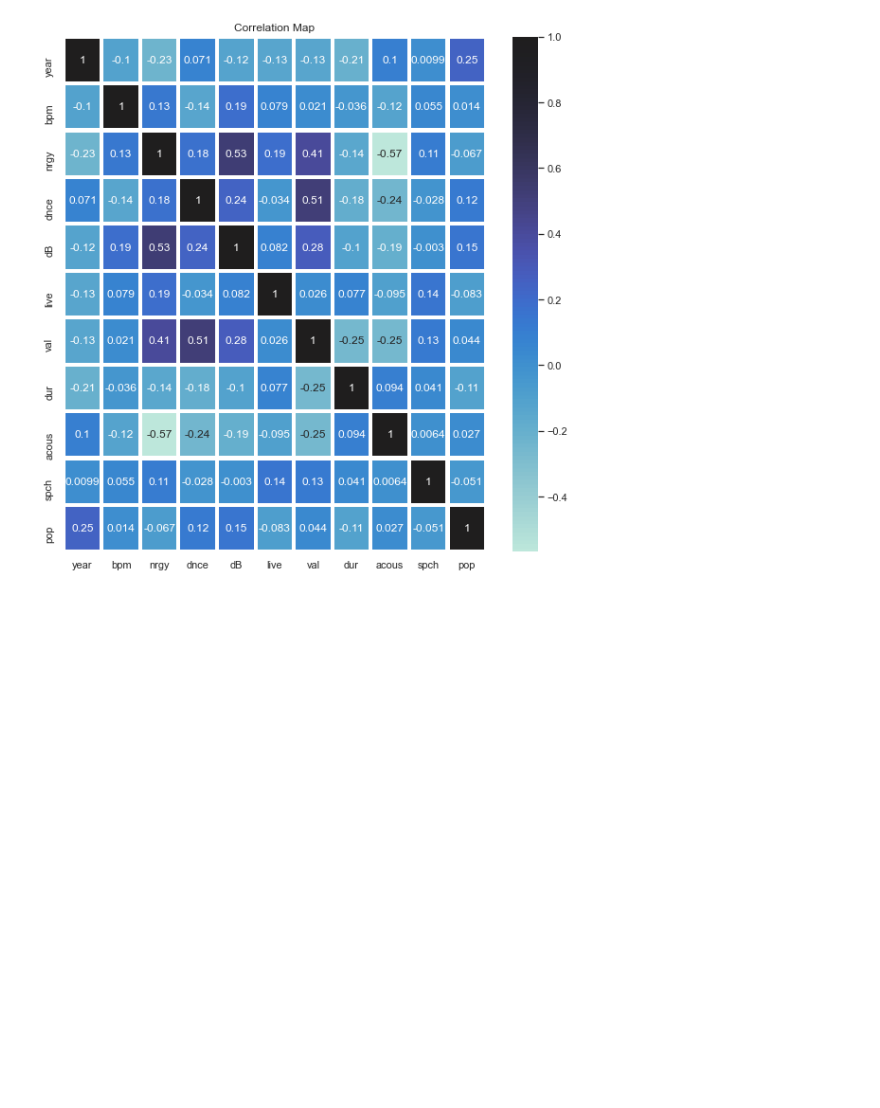
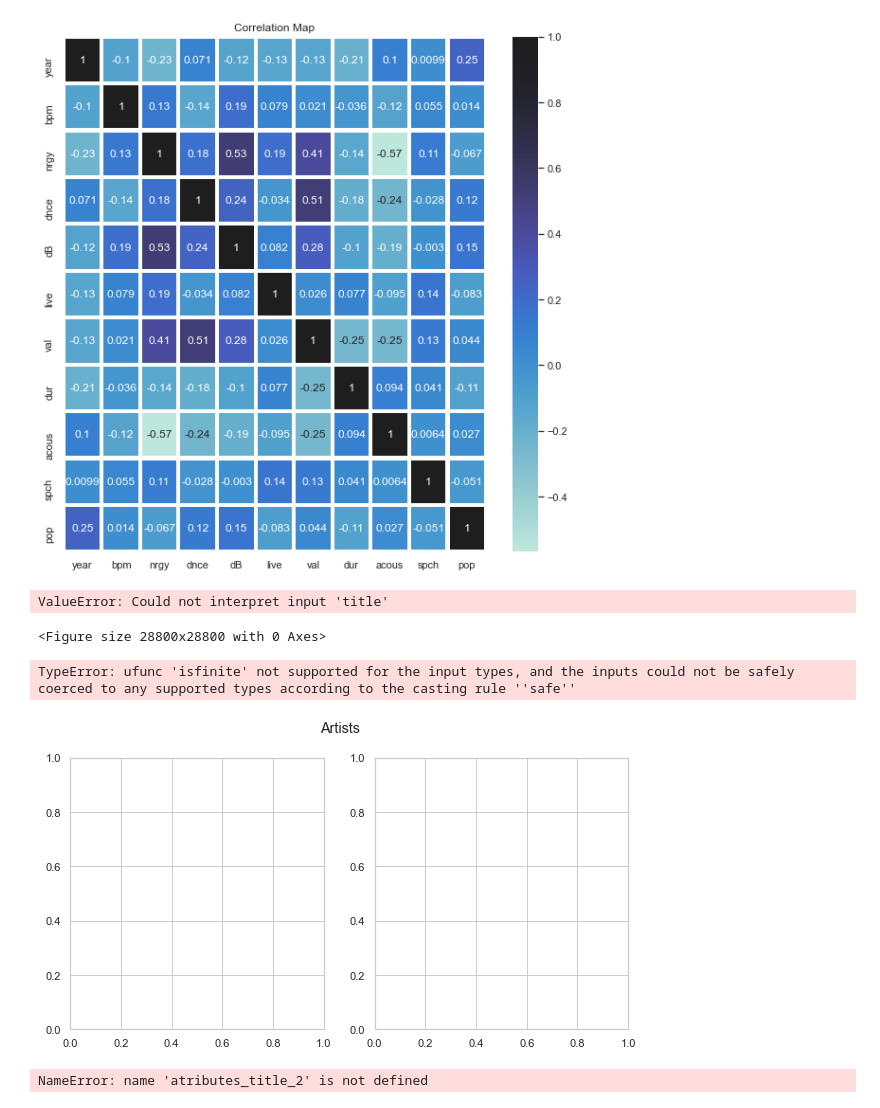
Before and after one commit to Nuria-Pe/FINAL-PROJECT, a Jupyter notebook: Notebooks/dataset Kaggle.ipynb, the cells around one changed output. Saved outputs shown, nothing was run; the diff lists cells and outputs as text; code cells hidden in the pictures; blank space fills up the shorter version.

```diff
--- a/Notebooks/dataset Kaggle.ipynb
+++ b/Notebooks/dataset Kaggle.ipynb
@@ -335,3 +371,36 @@ figura_5()
 # %% [output]
 <function __main__.figura_5()>
 [figure]
+# %%
+def figura_1():
+    plt.figure(figsize=(400,400))
+    sns.catplot(x = "title", kind = "count",
+                palette = "pastel", edgecolor = ".6",
+                data = df.genre)
+    plt.show()
+    return(figura_1)
+figura_1()
+# %% [output]
+ValueError: Could not interpret input 'title'
+<Figure size 28800x28800 with 0 Axes>
+# %%
+x = "genre"
+y = "title"
+
+fig, (ax1, ax2) = plt.subplots(1, 2, sharey=False, sharex=False, figsize=(10, 5))
+fig.suptitle("Artists")
+h = ax2.hist2d(df[x], df[y], bins=20)
+ax1.hist(df["title"])
+
+ax2.set_xlabel(x)
+ax2.set_ylabel(y)
+
+ax1.set_xlabel("genre")
+
+plt.colorbar(h[3], ax=ax2)
+
+plt.show()
+#return(figura_4)
+# %% [output]
+TypeError: ufunc 'isfinite' not supported for the input types, and the inputs could not be safely coerced to any supported types according to the casting rule ''safe''
+[figure, added]
@@ -337,0 +416,26 @@ figura_5()
+# %%
+trace1 = go.Bar(
+    y=list(atributes_title_2.iloc[1]),
+    x=atributes_title.columns.values,
+    name='Artist',
+    marker=dict(
+        color='darkblue'
+    )
+)
+
+data = [trace1]
+layout = go.Layout(
+    title='Artists and number of songs',
+    font=dict(
+        size=16
+    ),
+    legend=dict(
+        font=dict(
+            size=16
+        )
+    )
+)
+fig = go.Figure(data=data, layout=layout)
+py.iplot(fig, filename='barchart')
+# %% [output]
+NameError: name 'atributes_title_2' is not defined
```
Also changed, not shown: parts of 8 cells of this notebook, 14 other files.
